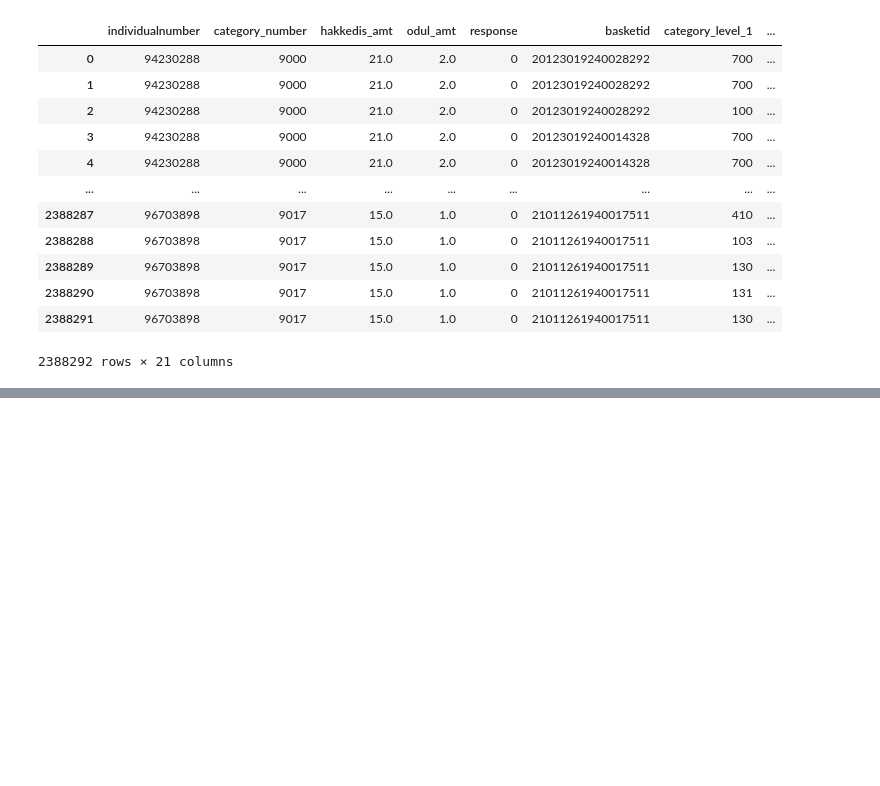
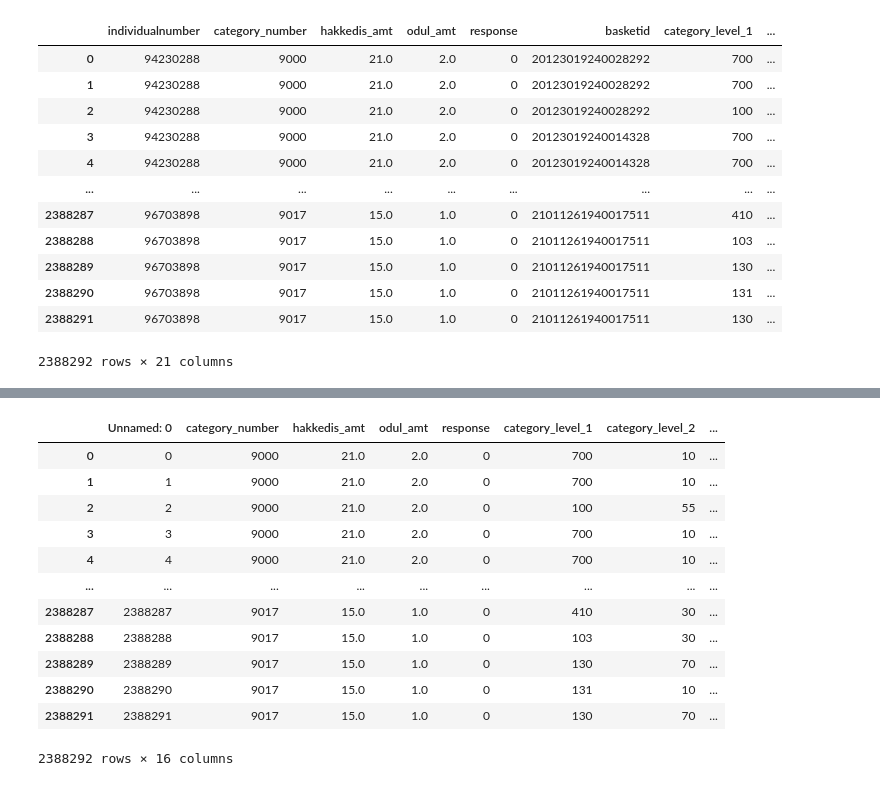
Before and after one commit to osbm/migros-datathon, a Jupyter notebook: EDA.ipynb, the cells around one changed output, grey strips where cells are left out. Drawn from its saved outputs; the diff is of its cells as text; code cells hidden in the pictures; blank space fills up the shorter version.

```diff
--- a/EDA.ipynb
+++ b/EDA.ipynb
@@ -301,0 +287,17 @@ df = df.fillna(df.mean())
+# %%
+preprocessed_train = pd.read_csv("../preprocessed_train.csv")
+preprocessed_train
+# %% [output]
+|  | Unnamed: 0 | category_number | hakkedis_amt | odul_amt | response | category_level_1 | category_level_2 | ... |
+| 0 | 0 | 9000 | 21.0 | 2.0 | 0 | 700 | 10 | ... |
+| 1 | 1 | 9000 | 21.0 | 2.0 | 0 | 700 | 10 | ... |
+| 2 | 2 | 9000 | 21.0 | 2.0 | 0 | 100 | 55 | ... |
+| 3 | 3 | 9000 | 21.0 | 2.0 | 0 | 700 | 10 | ... |
+| 4 | 4 | 9000 | 21.0 | 2.0 | 0 | 700 | 10 | ... |
+| ... | ... | ... | ... | ... | ... | ... | ... | ... |
+| 2388287 | 2388287 | 9017 | 15.0 | 1.0 | 0 | 410 | 30 | ... |
+| 2388288 | 2388288 | 9017 | 15.0 | 1.0 | 0 | 103 | 30 | ... |
+| 2388289 | 2388289 | 9017 | 15.0 | 1.0 | 0 | 130 | 70 | ... |
+| 2388290 | 2388290 | 9017 | 15.0 | 1.0 | 0 | 131 | 10 | ... |
+| 2388291 | 2388291 | 9017 | 15.0 | 1.0 | 0 | 130 | 70 | ... |
+2388292 rows × 16 columns
```
Also changed, not shown: parts of 7 cells of this notebook, 2 other files.
